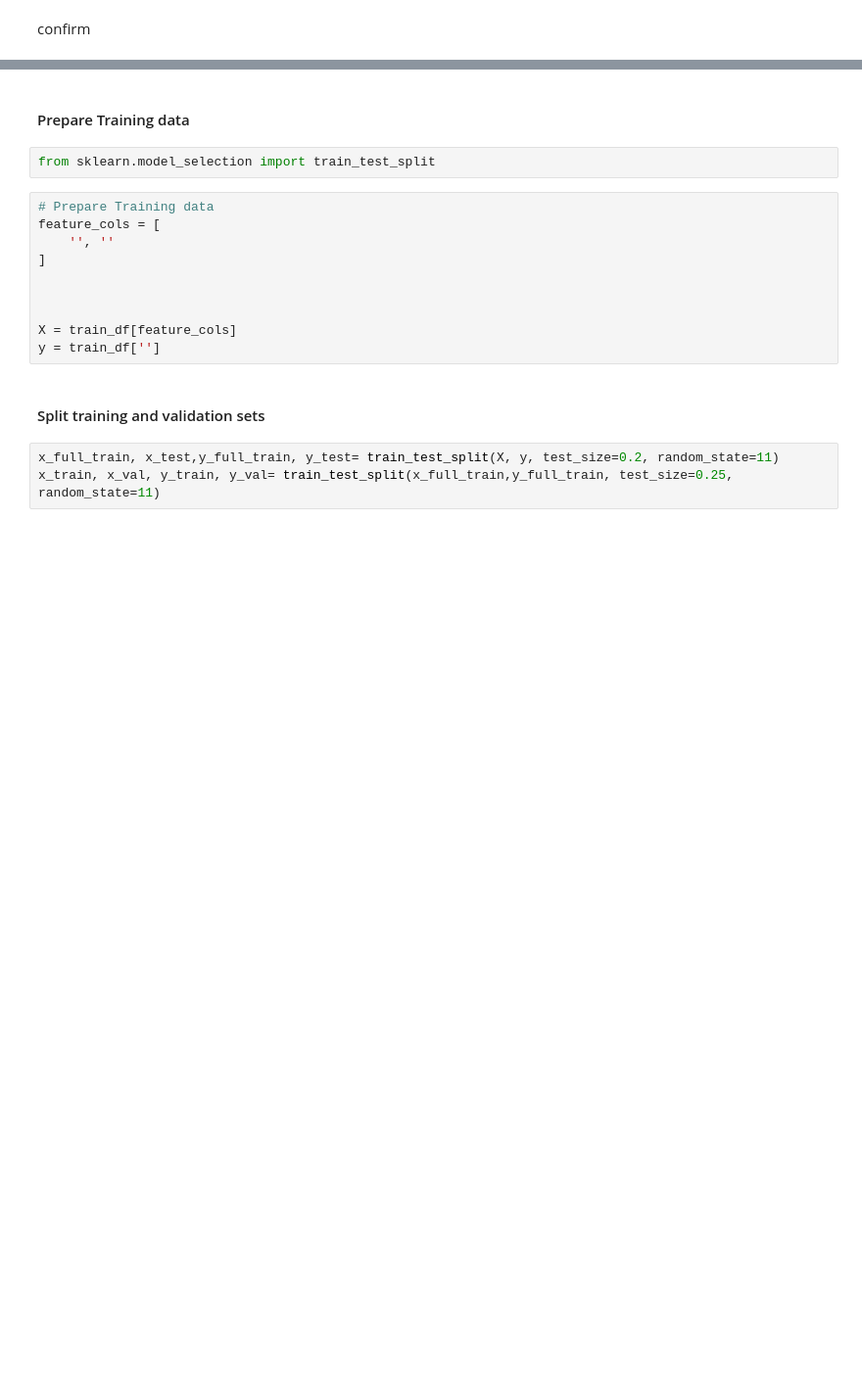
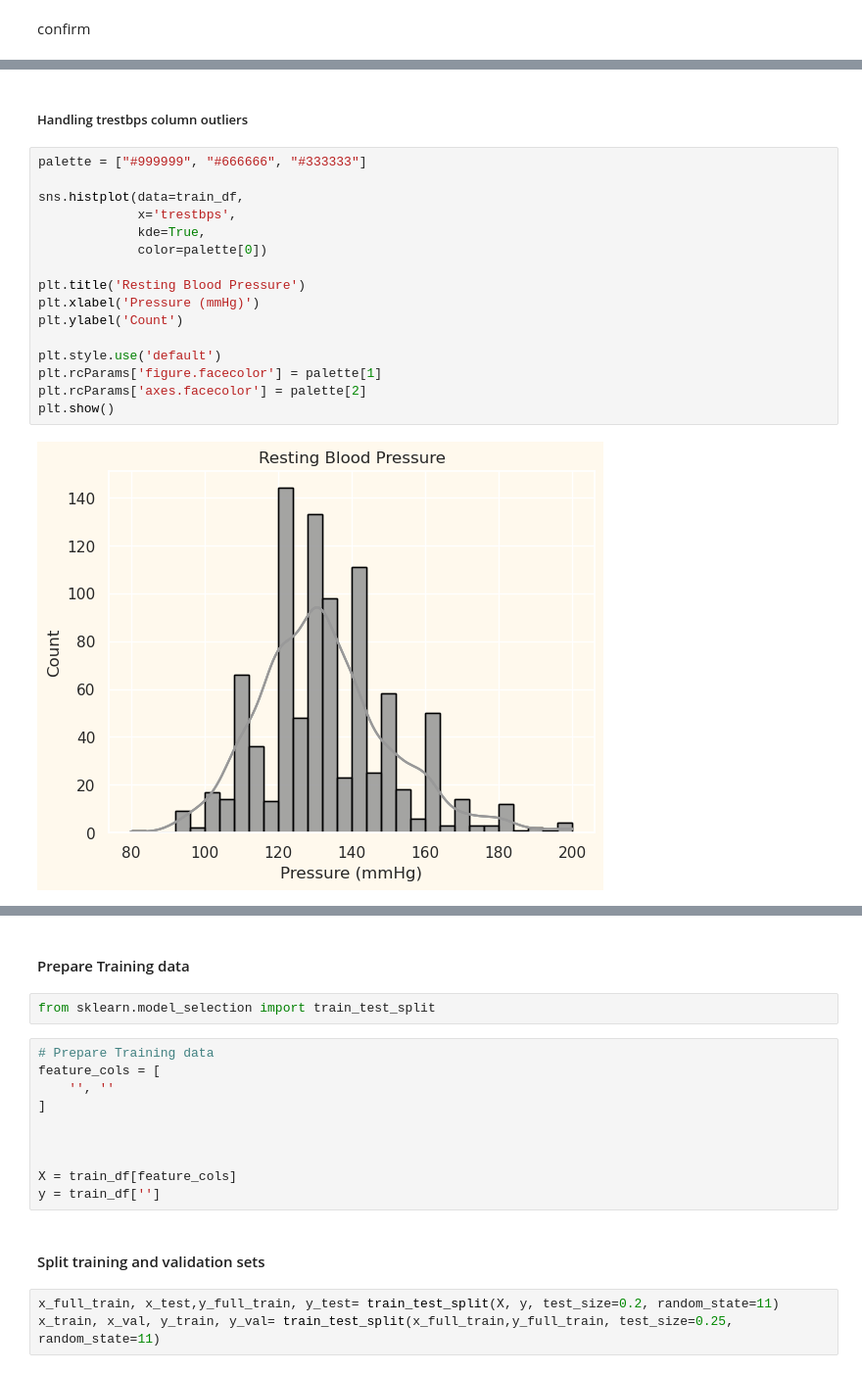
Before and after one commit to Andrianarimanana/Aretim-po_Heart_Disease_Prediction, a Jupyter notebook: notebook.ipynb, the cells around one changed output, grey strips where cells are left out. Shown at 98% size. Drawn from its saved outputs; the diff is of its cells as text; blank space fills up the shorter version.

```diff
--- a/notebook.ipynb
+++ b/notebook.ipynb
@@ -652,0 +695,20 @@ Name: trestbps, dtype: float64
+# %% [markdown]
+##### Handling trestbps column outliers
+# %%
+palette = ["#999999", "#666666", "#333333"]
+
+sns.histplot(data=train_df,
+             x='trestbps',
+             kde=True,
+             color=palette[0])
+
+plt.title('Resting Blood Pressure')
+plt.xlabel('Pressure (mmHg)')
+plt.ylabel('Count')
+
+plt.style.use('default')
+plt.rcParams['figure.facecolor'] = palette[1]
+plt.rcParams['axes.facecolor'] = palette[2]
+plt.show()
+# %% [output]
+[figure, added]
```
Also changed, not shown: parts of 12 cells of this notebook.
